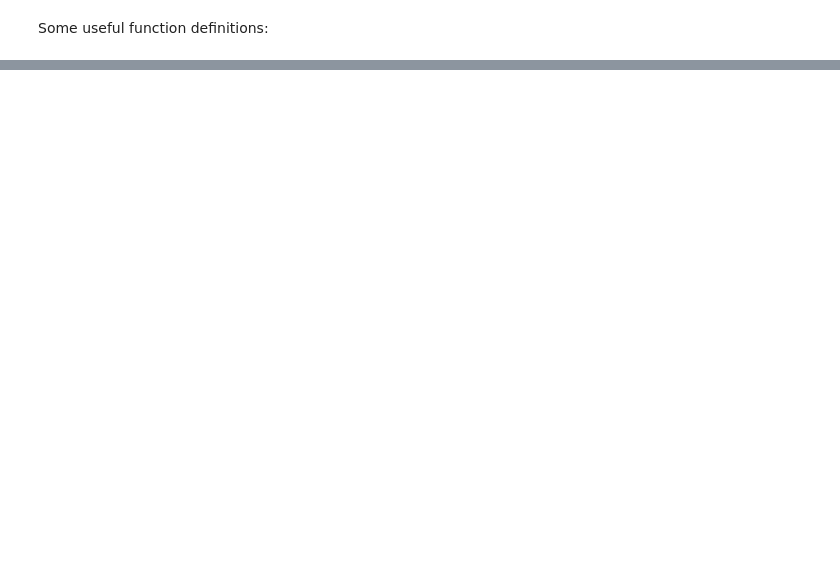
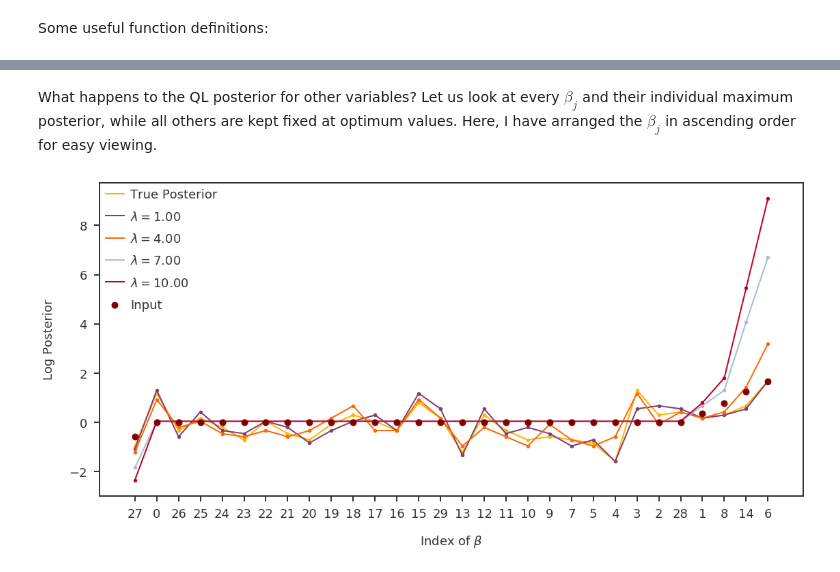
Before and after one commit to banskt/glm-ash-notes, a Jupyter notebook: _notebooks/2020-06-22-intuition-for-quasi-Laplace.ipynb, the cells around one changed output, grey strips where cells are left out. Saved outputs shown, nothing was run; the diff lists cells and outputs as text; code cells hidden in the pictures; blank space fills up the shorter version.

```diff
--- a/_notebooks/2020-06-22-intuition-for-quasi-Laplace.ipynb
+++ b/_notebooks/2020-06-22-intuition-for-quasi-Laplace.ipynb
@@ -300,0 +376,42 @@ plt.show()
+# %% [markdown]
+What happens to the QL posterior for other variables? Let us look at every $\beta_j$ and their individual maximum posterior, while all others are kept fixed at optimum values. Here, I have arranged the $\beta_j$ in ascending order for easy viewing.
+# %%
+#collapse-hide
+
+bidx_sorted = np.argsort(beta)
+bidx_sorted_nz = bidx_sorted #bidx_sorted[beta[bidx_sorted]!=0]
+
+
+maxQL = np.zeros((nplotrv, len(bidx_sorted_nz)))
+maxPs = np.zeros(len(bidx_sorted_nz))
+for i, bidx in enumerate(bidx_sorted_nz):
+    _logPs, _logQL = get_logQL_logPs_single_variable(X, Y, beta, regvals, betavals, bidx,
+                                                         regL, gammajk, probk, sigmak2)
+    maxPs[i] = betavals[np.argmax(_logPs)]
+    for j in range(len(regvals)):
+        maxQL[j, i] = betavals[np.argmax(_logQL[j, :])]
+
+fig = plt.figure(figsize = (16, 8))
+ax1 = fig.add_subplot(111)
+
+xvals = np.arange(len(bidx_sorted_nz))
+
+ax1.plot(xvals, maxPs, lw = 2, zorder = 2, label = 'True Posterior')
+for i, r1 in enumerate(regvals):
+    ax1.plot(xvals, maxQL[i, :], lw = 2, zorder = 5, label = f'$\lambda =${r1:.2f}')
+
+ax1.scatter(xvals, maxPs, s = 20, zorder = 1)
+for i, r1 in enumerate(regvals):
+    ax1.scatter(xvals, maxQL[i, :], s = 20, zorder = 1)
+ax1.scatter(xvals, beta[bidx_sorted_nz], s = 80, zorder = 10, color = 'maroon', label = 'Input')
+
+ax1.legend(handlelength = 1.5)
+ax1.set_xlabel(r'Index of $\beta$')
+ax1.set_ylabel('Log Posterior')
+ax1.set_xticks(xvals)
+ax1.set_xticklabels([f'{idx}' for idx in bidx_sorted_nz])
+
+plt.tight_layout()
+plt.show()
+# %% [output]
+[figure, added]
```
Also changed, not shown: parts of 15 cells of this notebook.
